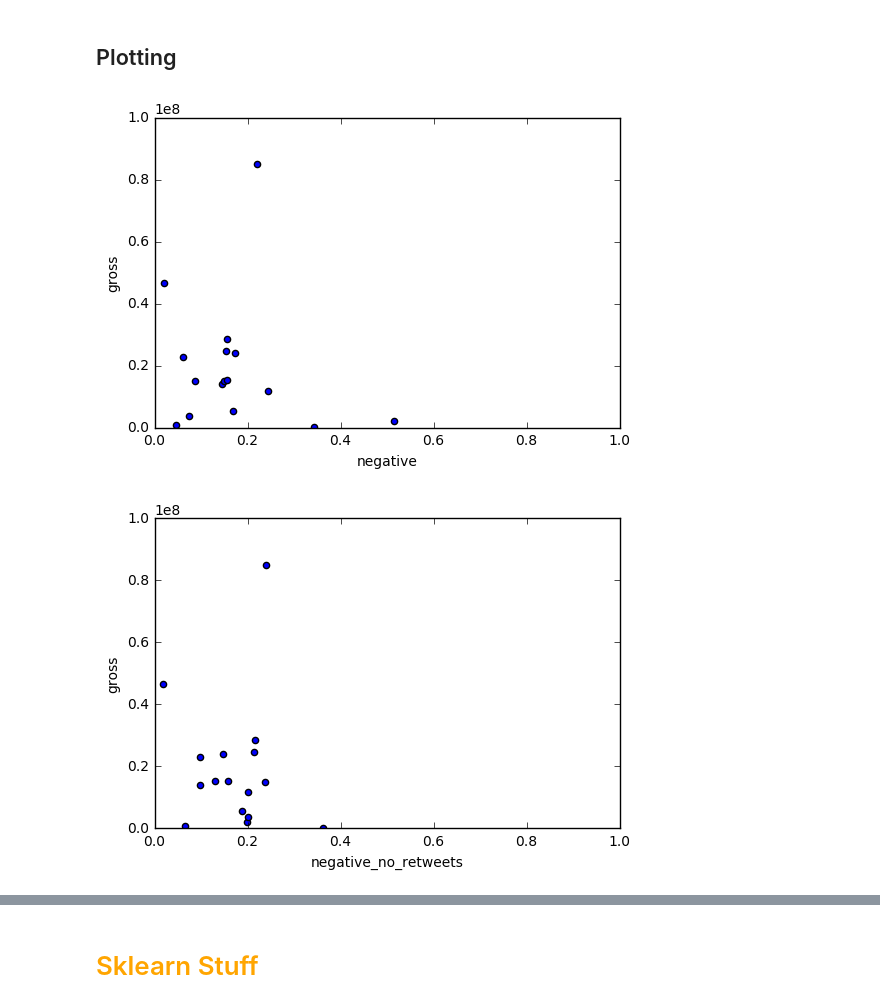
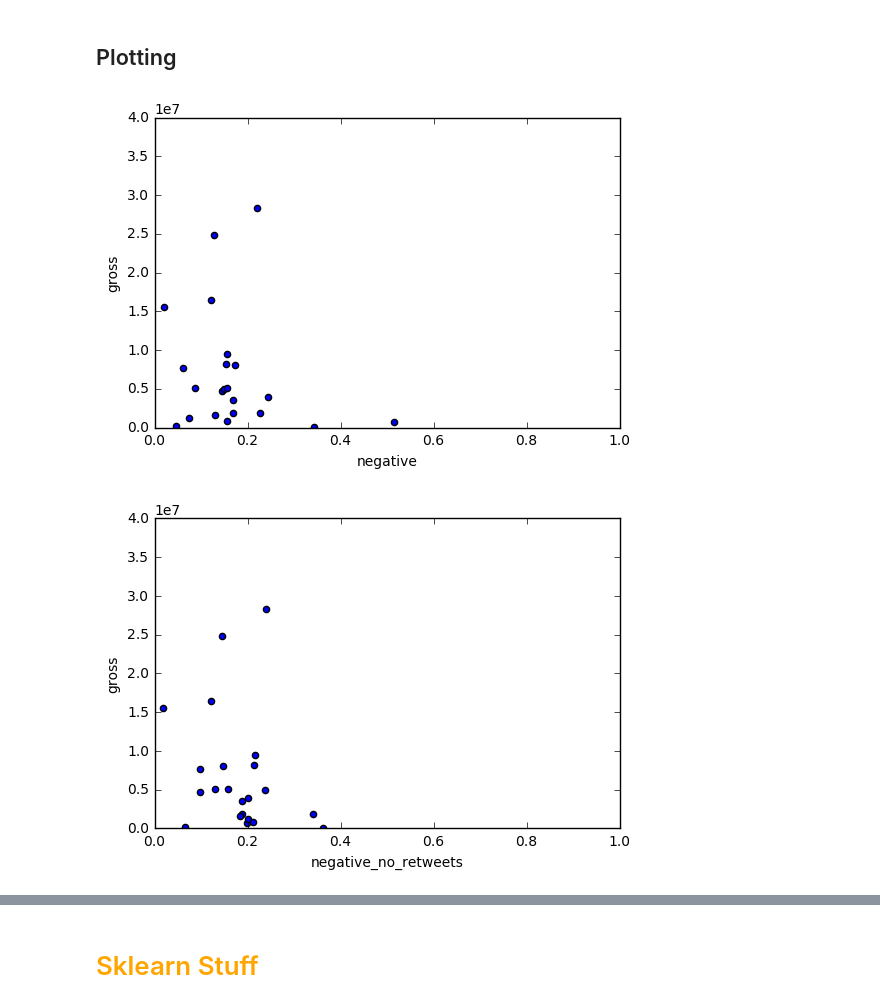
Before and after one commit to steveshim/TweetAcquisition-Thesis, a Jupyter notebook: TwitterExtractor.ipynb, the cells around one changed output, grey strips where cells are left out. Drawn from its saved outputs; the diff is of its cells as text; code cells hidden in the pictures.

```diff
--- a/TwitterExtractor.ipynb
+++ b/TwitterExtractor.ipynb
@@ -63,6 +63,6 @@ data.head(16)
 # %%
 gross = data['gross']
 data.drop(labels=['gross'], axis=1, inplace=True)
-data.insert(8, 'gross', gross)
-data.head(16)
+data.insert(10, 'gross', gross)
+data.head(22)
 # %% [output]
@@ -85,0 +86,3 @@ data.head(16)
+# %%
+data['grossPerDay'] = data.gross/data.daysInTheater
+data.head(22)
@@ -88,20 +109,20 @@ data.head(16)
 # %%
 import matplotlib.pyplot as plt
 plt.ylabel('gross')
 plt.xlabel('negative')
-plt.axis([0, 1, 0, 100000000])
-plt.scatter(data['negative'], data['gross'])
+plt.axis([0, 1, 0, 40000000])
+plt.scatter(data['negative'], data['grossPerDay'])
 plt.show()
 # %% [output]
-[figure, old version]
+[figure, new version]
 # %%
 plt.ylabel('gross')
 plt.xlabel('negative_no_retweets')
-plt.axis([0, 1, 0, 100000000])
-plt.scatter(data['negative_no_retweets'], data['gross'])
+plt.axis([0, 1, 0, 40000000])
+plt.scatter(data['negative_no_retweets'], data['grossPerDay'])
 plt.show()
 # %% [output]
-[figure, old version]
+[figure, new version]
 # %%
 plt.ylabel('gross')
 plt.xlabel('positive')
```
Also changed, not shown: parts of 20 cells of this notebook.
